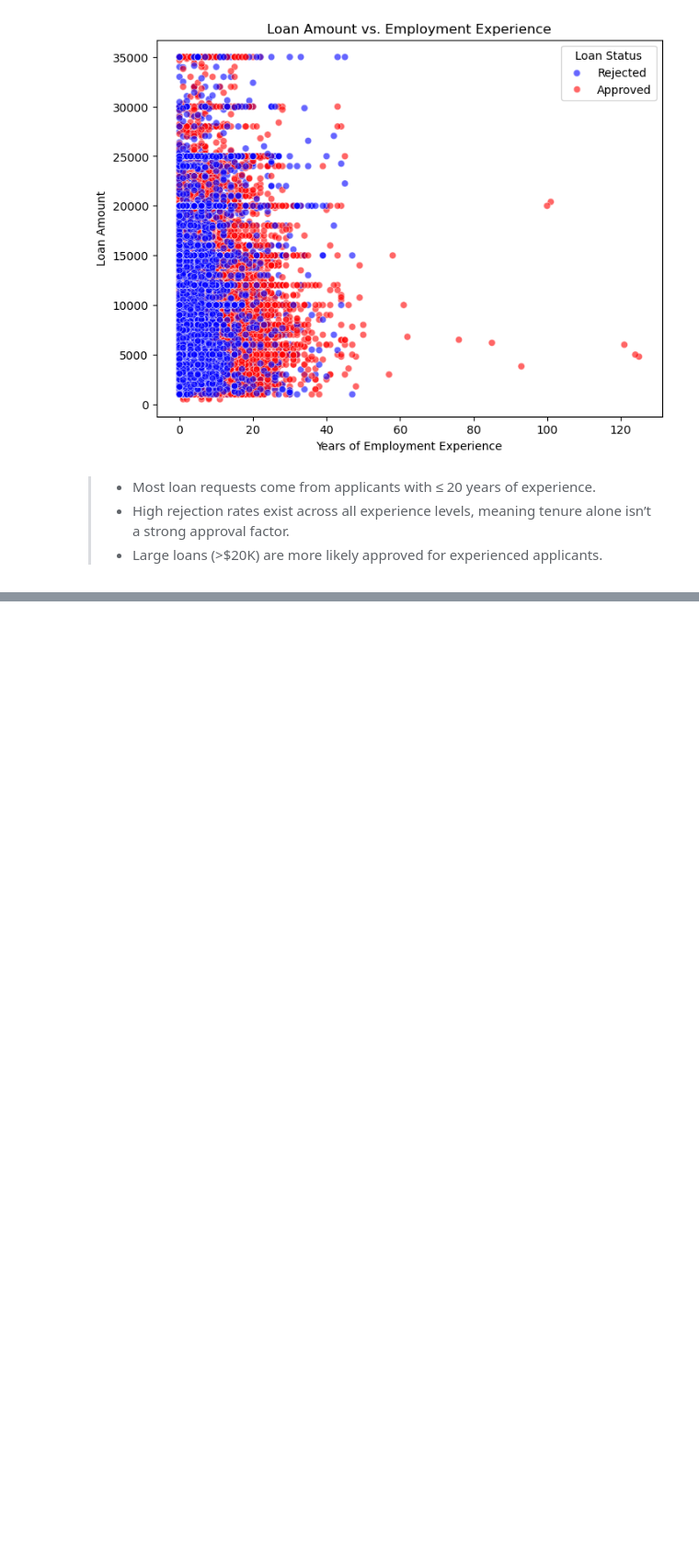
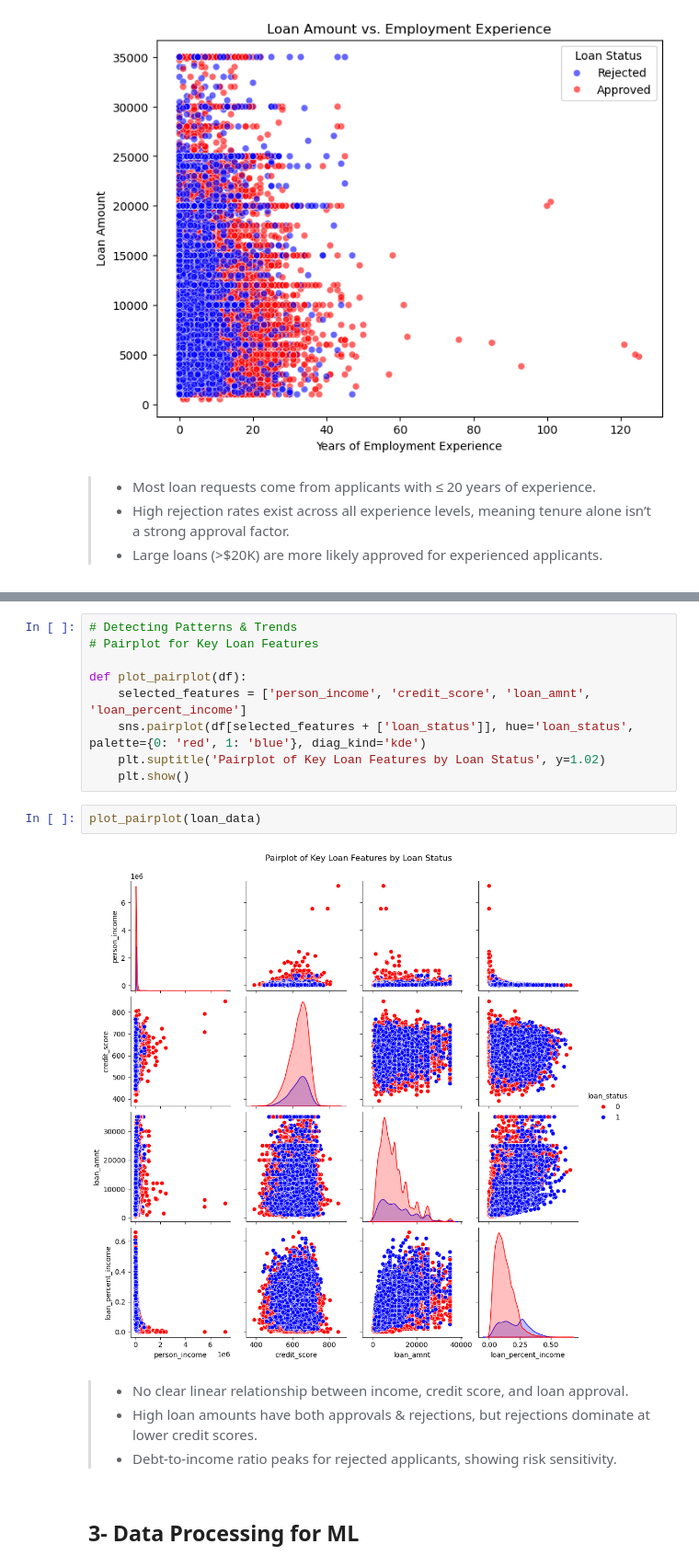
Before and after one commit to khan-asim-88/Loan-Approval-Prediction-Using-Machine-Learning, a Jupyter notebook: Loan_Approval_Prediction.ipynb, the cells around one changed output, grey strips where cells are left out. Shown at 92% size. Drawn from its saved outputs; the diff is of its cells as text; blank space fills up the shorter version.

```diff
--- a/Loan_Approval_Prediction.ipynb
+++ b/Loan_Approval_Prediction.ipynb
@@ -388,0 +429,19 @@ plot_loan_amount_vs_experience(loan_data)
+# %%
+# Detecting Patterns & Trends
+# Pairplot for Key Loan Features
+
+def plot_pairplot(df):
+    selected_features = ['person_income', 'credit_score', 'loan_amnt', 'loan_percent_income']
+    sns.pairplot(df[selected_features + ['loan_status']], hue='loan_status', palette={0: 'red', 1: 'blue'}, diag_kind='kde')
+    plt.suptitle('Pairplot of Key Loan Features by Loan Status', y=1.02)
+    plt.show()
+# %%
+plot_pairplot(loan_data)
+# %% [output]
+[figure, added]
+# %% [markdown]
+> - No clear linear relationship between income, credit score, and loan approval.
+> - High loan amounts have both approvals & rejections, but rejections dominate at lower credit scores.
+> - Debt-to-income ratio peaks for rejected applicants, showing risk sensitivity.
+# %% [markdown]
+## __3- Data Processing for ML__
```
Also changed, not shown: parts of 10 cells of this notebook.
